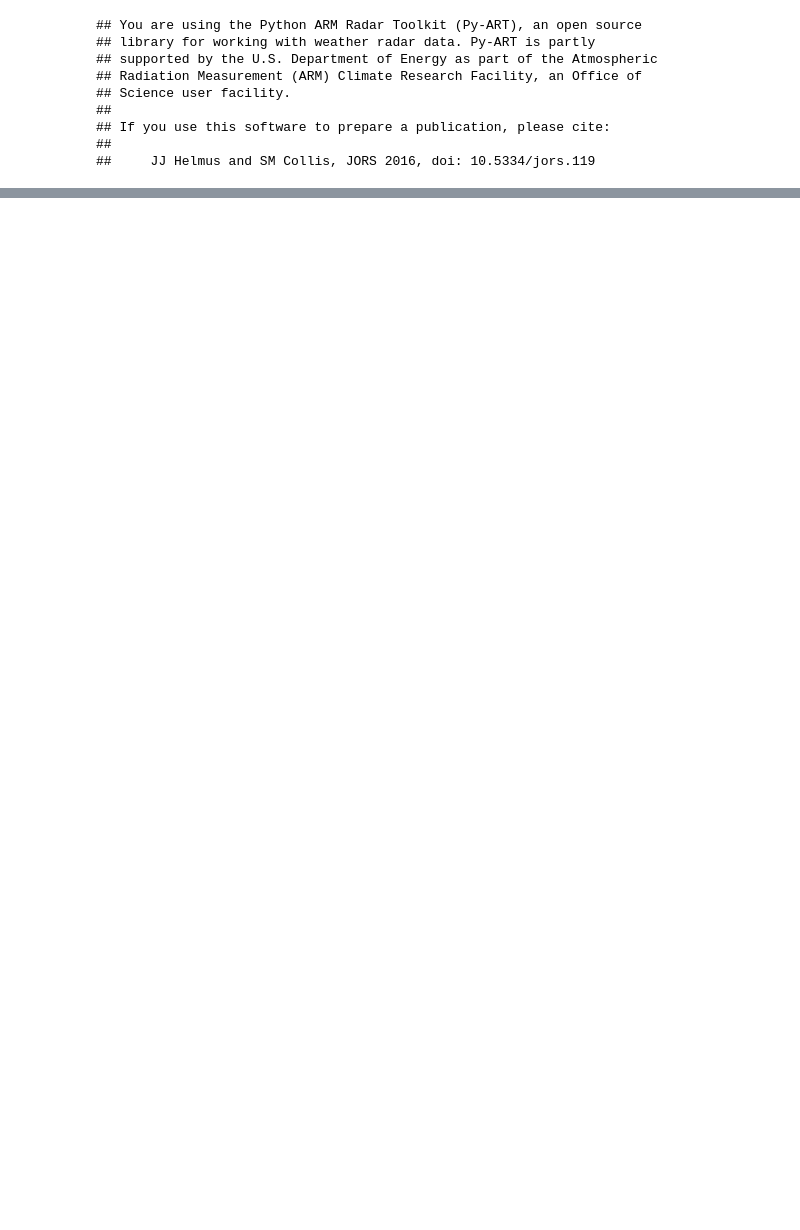
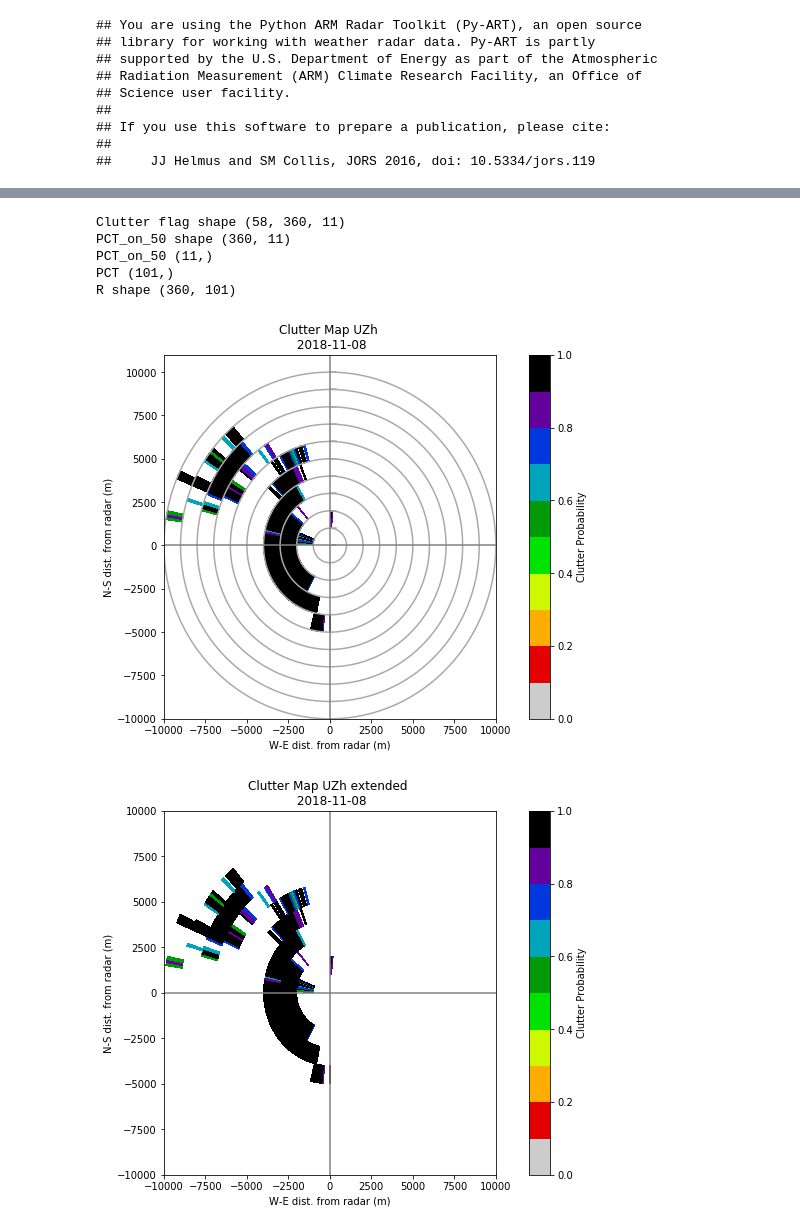
Before and after one commit to alexishunzinger/rca_code, a Jupyter notebook: rca_create_clutter_map-hdf5.ipynb, the cells around one changed output, grey strips where cells are left out. Saved outputs shown, nothing was run; the diff lists cells and outputs as text; code cells hidden in the pictures; blank space fills up the shorter version.

```diff
--- a/rca_create_clutter_map-hdf5.ipynb
+++ b/rca_create_clutter_map-hdf5.ipynb
@@ -244,3 +244,77 @@ for f in glob.glob(os.path.join('/home/hunzinger/data/ppi/', 'corcsapr*.20181108
+# %%
+#UZh
+clutter_flag_uh = np.asarray(clutter_flag_uh)
+print('Clutter flag shape',clutter_flag_uh.shape)
+#print('Clutter flag',clutter_flag_uh)
+uhPCT_on = np.sum(clutter_flag_uh,axis=0)/len(clutter_flag_uh[:,0,0])
+# Mask values less than 0.5
+mask_u50 = np.where(uhPCT_on <= 0.5)
+uhPCT_on_50 = np.copy(uhPCT_on)
+uhPCT_on_50[mask_u50] = np.nan
+print('PCT_on_50 shape', uhPCT_on_50.shape)
+print('PCT_on_50', uhPCT_on_50[280,:].shape)
+
+# Match dimensions of PCT_on
+uhPCT = np.empty((360,101))
+for i in range(0,len(uhPCT[:,0])):
+    uhPCT[i,:] = np.repeat(uhPCT_on_50[i,:],10)[:-9]
+
+print('PCT', uhPCT[0,:].shape)
+uhmask = np.isfinite(uhPCT)
+#print('Mask', uhmask[280,:])
+
+rr = np.arange(101)*100
+R, TH = np.meshgrid(rr,theta[0][:,0])
+print('R shape',R.shape)
+# Plot clutter map
+from matplotlib.colors import BoundaryNorm
+# Convert to cartesian coords to plot
+x = (r[0]*np.sin(theta[0]*np.pi/180.))
+y = (r[0]*np.cos(theta[0]*np.pi/180.))
+xx = (R*np.sin(TH*np.pi/180.))
+yy = (R*np.cos(TH*np.pi/180.))
+#levels = np.arange(6)/10+0.5
+levels = np.arange(11)/10
+# pick the desired colormap, sensible levels, and define a normalization
+# instance which takes data values and translates those into levels.
+cmap = plt.get_cmap('nipy_spectral_r')
+norm = BoundaryNorm(levels, ncolors=cmap.N, clip=True)
+
+fig, ax1 = plt.subplots(figsize=[6.8,6],constrained_layout=True)
+ax1.plot(x,y,(x**2+y**2)**(0.5),color='darkgrey')
+ax1.axvline(0,-10000,10000,color='grey')
+ax1.axhline(0,-10000,10000,color='grey')
+im = ax1.pcolormesh(x, y, uhPCT_on_50, cmap=cmap, norm=norm)
+cbar = fig.colorbar(im, ax=ax1)
+cbar.ax.set_ylabel('Clutter Probability')
+ax1.set_title('Clutter Map UZh \n 2018-11-08')
+ax1.set_xlabel('W-E dist. from radar (m)')
+ax1.set_ylabel('N-S dist. from radar (m)')
+plt.show()
+
+#print(xx[1])
+#print(yy[0])
+#print(rr)
+
+fig, ax1 = plt.subplots(figsize=[6.8,6],constrained_layout=True)
+#ax1.plot(x,y,(x**2+y**2)**(0.5),color='darkgrey')
+ax1.axvline(0,-10000,10000,color='grey')
+ax1.axhline(0,-10000,10000,color='grey')
+im = ax1.pcolormesh(xx, yy, uhPCT, cmap=cmap, norm=norm)
+cbar = fig.colorbar(im, ax=ax1)
+cbar.ax.set_ylabel('Clutter Probability')
+ax1.set_title('Clutter Map UZh extended \n 2018-11-08')
+ax1.set_xlabel('W-E dist. from radar (m)')
+ax1.set_ylabel('N-S dist. from radar (m)')
+plt.show()
+# %% [output]
+Clutter flag shape (58, 360, 11)
+PCT_on_50 shape (360, 11)
+PCT_on_50 (11,)
+PCT (101,)
+R shape (360, 101)
+[figure, added]
+[figure, added]
 # %%
 clutter_flag = np.asarray(clutter_flag)
 print(clutter_flag.shape)
```
Also changed, not shown: parts of 4 cells of this notebook, 22 other files.
